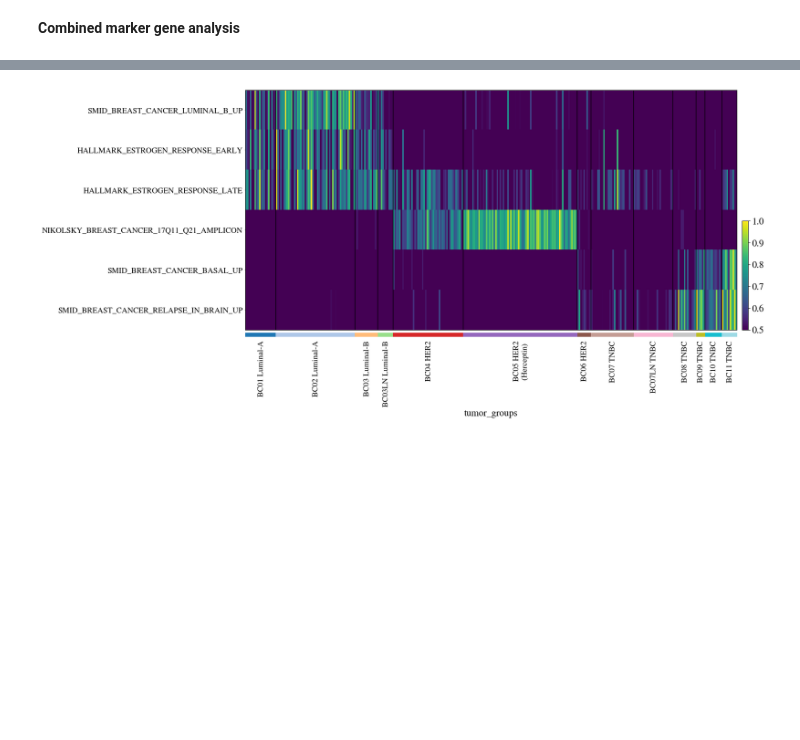
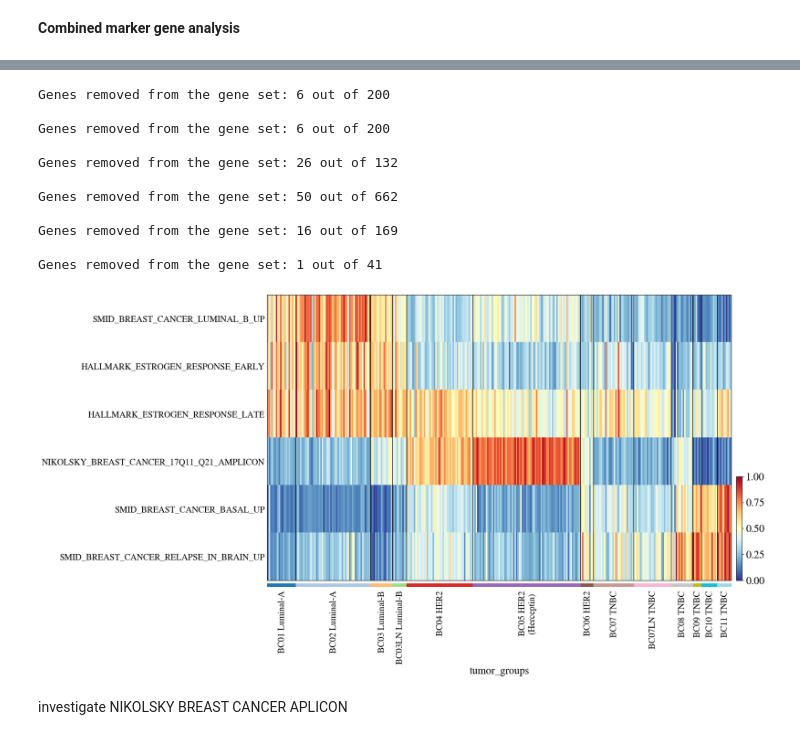
Before and after one commit to KyriakosPsa/BreastCancer-SingleCell, a Jupyter notebook: cancercellsanalysis.ipynb, the cells around one changed output, grey strips where cells are left out. Cells and saved outputs as stored; diff of their text form; code cells hidden in the pictures; blank space fills up the shorter version.

```diff
--- a/cancercellsanalysis.ipynb
+++ b/cancercellsanalysis.ipynb
@@ -94,0 +120,31 @@ The merker genes for ER+, HER2+ and TNBC cancer subtypes are given to us in pdf
+# %%
+gene_sets = buildGeneset('Genesets/Markers',adata)
+for key in gene_sets.keys():
+  # For single cell data
+  sc.tl.score_genes(adata,gene_sets[key],score_name = key)
+  # For pooled data
+  sc.tl.score_genes(padata,gene_sets[key],score_name = key)
+
+# Plot scingle cell data
+sc.pl.heatmap(
+    adata,
+    var_names=list(gene_sets.keys()),
+    groupby="tumor_groups",
+    swap_axes=True,
+    standard_scale='var',
+    vmin=0,
+    vmax=1,
+    figsize=(16, 8)
+)
+
+# Plot pooled data
+sc.pl.heatmap(
+  padata,
+  var_names=list(gene_sets.keys()),
+  groupby="tumor_groups",
+  swap_axes=True,
+  standard_scale='var',
+  vmin=0,
+  vmax=1,
+  figsize=(16, 10)
+)
@@ -192,20 +202,36 @@ Genes removed from the gene set: 6 out of 200
 # %%
+gene_sets = buildGeneset('Genesets/Subtype/',adata)
+
 for key in gene_sets.keys():
   sc.tl.score_genes(adata,gene_sets[key],score_name = key)
 
 correct_order = ['SMID_BREAST_CANCER_LUMINAL_B_UP', 'HALLMARK_ESTROGEN_RESPONSE_EARLY', 'HALLMARK_ESTROGEN_RESPONSE_LATE'
                  ,'NIKOLSKY_BREAST_CANCER_17Q11_Q21_AMPLICON',
                  'SMID_BREAST_CANCER_BASAL_UP', 'SMID_BREAST_CANCER_RELAPSE_IN_BRAIN_UP']
+
+sc.pl.heatmap(
+    adata,
+    var_names=correct_order,
+    groupby="tumor_groups",
+    swap_axes=True,
+    standard_scale='var',
+    vmin=0,
+    vmax=1,
+    figsize=(16, 10),
+    cmap='RdYlBu_r'
+)
+# %% [output]
+Genes removed from the gene set: 6 out of 200
+
+Genes removed from the gene set: 6 out of 200
+
+Genes removed from the gene set: 26 out of 132
+
+Genes removed from the gene set: 50 out of 662
+
+Genes removed from the gene set: 16 out of 169
+
+Genes removed from the gene set: 1 out of 41
+[figure, added]
-# %%
-sc.pl.heatmap(
-    adata,
-    var_names=correct_order,
-    groupby="tumor_groups",
-    swap_axes=True,
-    standard_scale='var',
-    vmin=0.5,
-    vmax=1,
-    figsize=(16, 8)
-)
-# %% [output]
-[figure, removed]
+# %% [markdown]
+investigate NIKOLSKY BREAST CANCER APLICON
```
Also changed, not shown: parts of 23 cells of this notebook.
